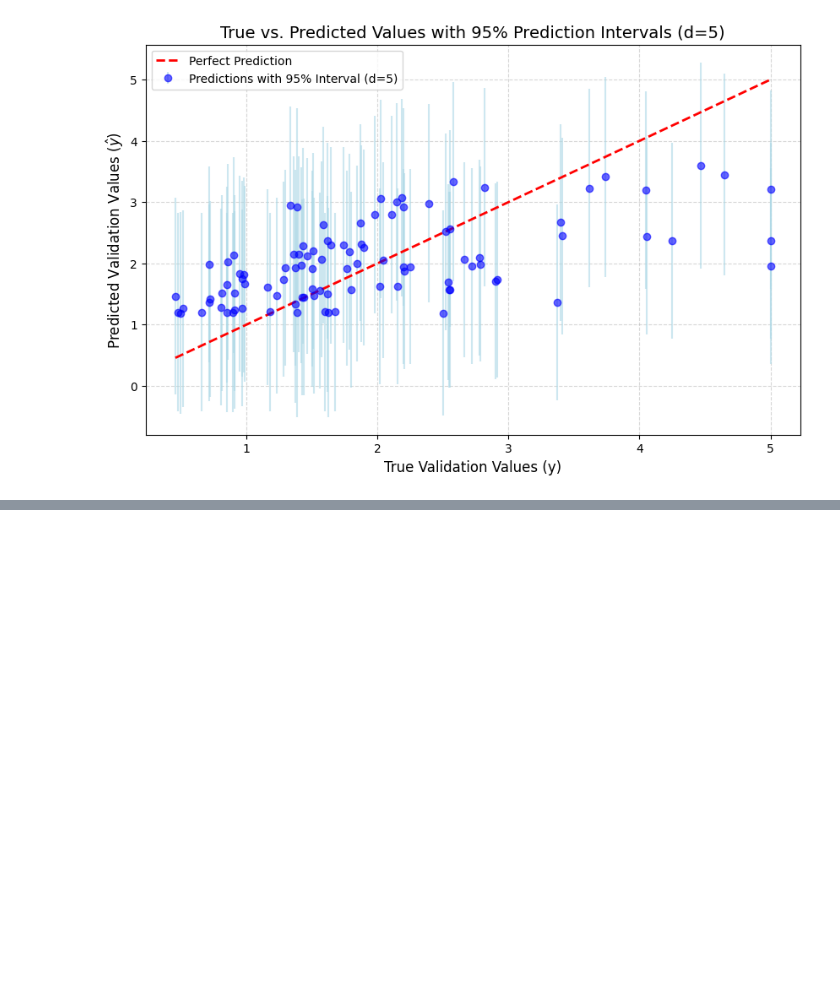
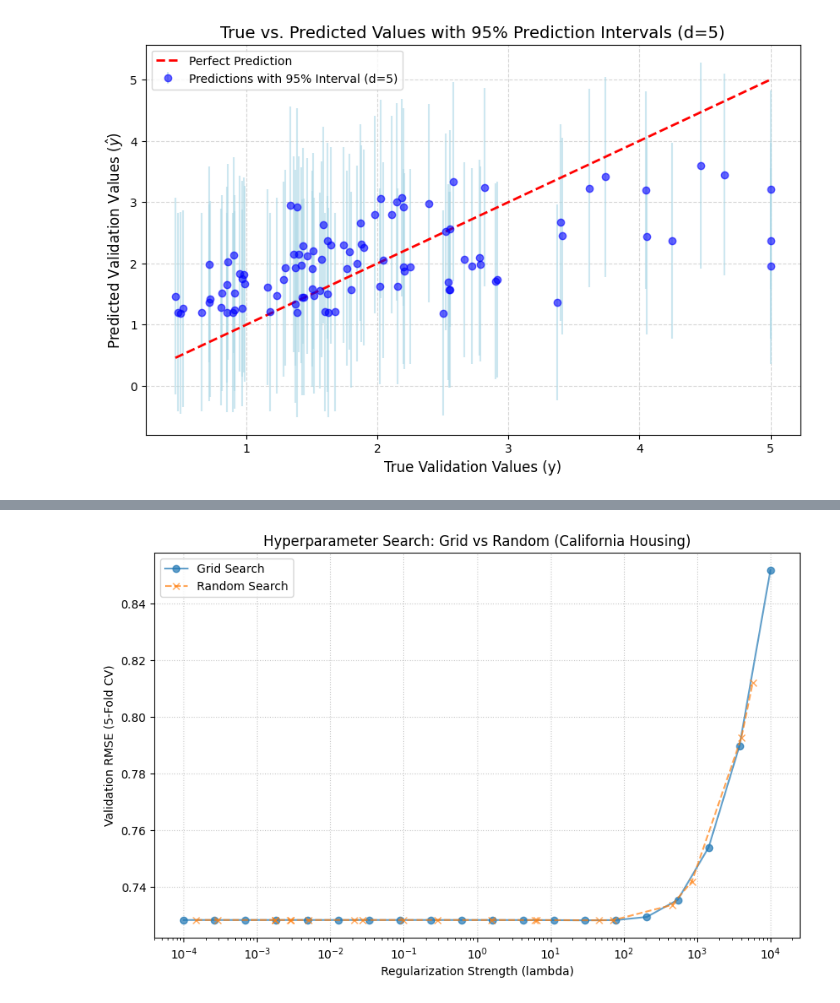
Before and after one commit to emilahmedli5/Linear-Models-Regularization-and-Classification-from-scratch, a Jupyter notebook: notebooks/hw2_analysis.ipynb, the cells around one changed output, grey strips where cells are left out. Saved outputs shown, nothing was run; the diff lists cells and outputs as text; code cells hidden in the pictures; blank space fills up the shorter version.

```diff
--- a/notebooks/hw2_analysis.ipynb
+++ b/notebooks/hw2_analysis.ipynb
@@ -300,0 +412,81 @@ plt.show()
+# %%
+import time
+import numpy as np
+import matplotlib.pyplot as plt
+from sklearn.datasets import fetch_california_housing
+from sklearn.preprocessing import StandardScaler
+from sklearn.model_selection import KFold
+from sklearn.metrics import mean_squared_error
+
+# 1. Load and standardize the California Housing dataset
+california = fetch_california_housing()
+X, y = california.data, california.target
+
+scaler = StandardScaler()
+X_scaled = scaler.fit_transform(X)
+# We don't need to strictly center y because your RidgeRegression inherently adds an intercept
+
+# 2. Define lambda values
+np.random.seed(42) # For reproducibility
+grid_lambdas = np.logspace(-4, 4, 20)
+random_lambdas = 10 ** np.random.uniform(-4, 4, 20)
+
+# Sort random_lambdas strictly for cleaner plotting later
+random_lambdas = np.sort(random_lambdas)
+
+# 3. Setup 5-Fold Cross Validation
+kf = KFold(n_splits=5, shuffle=True, random_state=42)
+
+def evaluate_search_strategy(lambdas, X_data, y_data):
+    rmse_scores = []
+
+    for lam in lambdas:
+        fold_rmses = []
+        for train_idx, val_idx in kf.split(X_data):
+            X_tr, X_val = X_data[train_idx], X_data[val_idx]
+            y_tr, y_val = y_data[train_idx], y_data[val_idx]
+
+            model = RidgeRegression(lambda_=lam)
+            model.fit(X_tr, y_tr)
+            preds = model.predict(X_val)
+
+            rmse = np.sqrt(mean_squared_error(y_val, preds))
+            fold_rmses.append(rmse)
+
+        rmse_scores.append(np.mean(fold_rmses))
+    return np.array(rmse_scores)
+
+# --- Evaluate Grid Search ---
+start_time = time.time()
+grid_rmses = evaluate_search_strategy(grid_lambdas, X_scaled, y)
+grid_time = time.time() - start_time
+
+best_grid_idx = np.argmin(grid_rmses)
+best_grid_lam = grid_lambdas[best_grid_idx]
+
+# --- Evaluate Random Search ---
+start_time = time.time()
+random_rmses = evaluate_search_strategy(random_lambdas, X_scaled, y)
+random_time = time.time() - start_time
+
+best_random_idx = np.argmin(random_rmses)
+best_random_lam = random_lambdas[best_random_idx]
+
+# 4. Reporting
+print(f"Grid Search Time: {grid_time:.4f} seconds | Best Lambda: {best_grid_lam:.4f} | Best RMSE: {grid_rmses[best_grid_idx]:.4f}")
+print(f"Random Search Time: {random_time:.4f} seconds | Best Lambda: {best_random_lam:.4f} | Best RMSE: {random_rmses[best_random_idx]:.4f}")
+
+# 5. Plotting
+plt.figure(figsize=(10, 6))
+plt.plot(grid_lambdas, grid_rmses, marker='o', label='Grid Search', linestyle='-', alpha=0.7)
+plt.plot(random_lambdas, random_rmses, marker='x', label='Random Search', linestyle='--', alpha=0.7)
+plt.xscale('log')
+plt.xlabel('Regularization Strength (lambda)')
+plt.ylabel('Validation RMSE (5-Fold CV)')
+plt.title('Hyperparameter Search: Grid vs Random (California Housing)')
+plt.legend()
+plt.grid(True, linestyle=':', alpha=0.7)
+plt.savefig('../figures/Hyperparameter_Search_Grid_vs_Random_(California_Housing).pdf',
+            format='pdf', dpi=300, bbox_inches='tight')
+plt.show()
+# %% [output]
@@ -300,0 +495 @@ plt.show()
+[figure, added]
```
Also changed, not shown: parts of 4 cells of this notebook, 4 other files.
